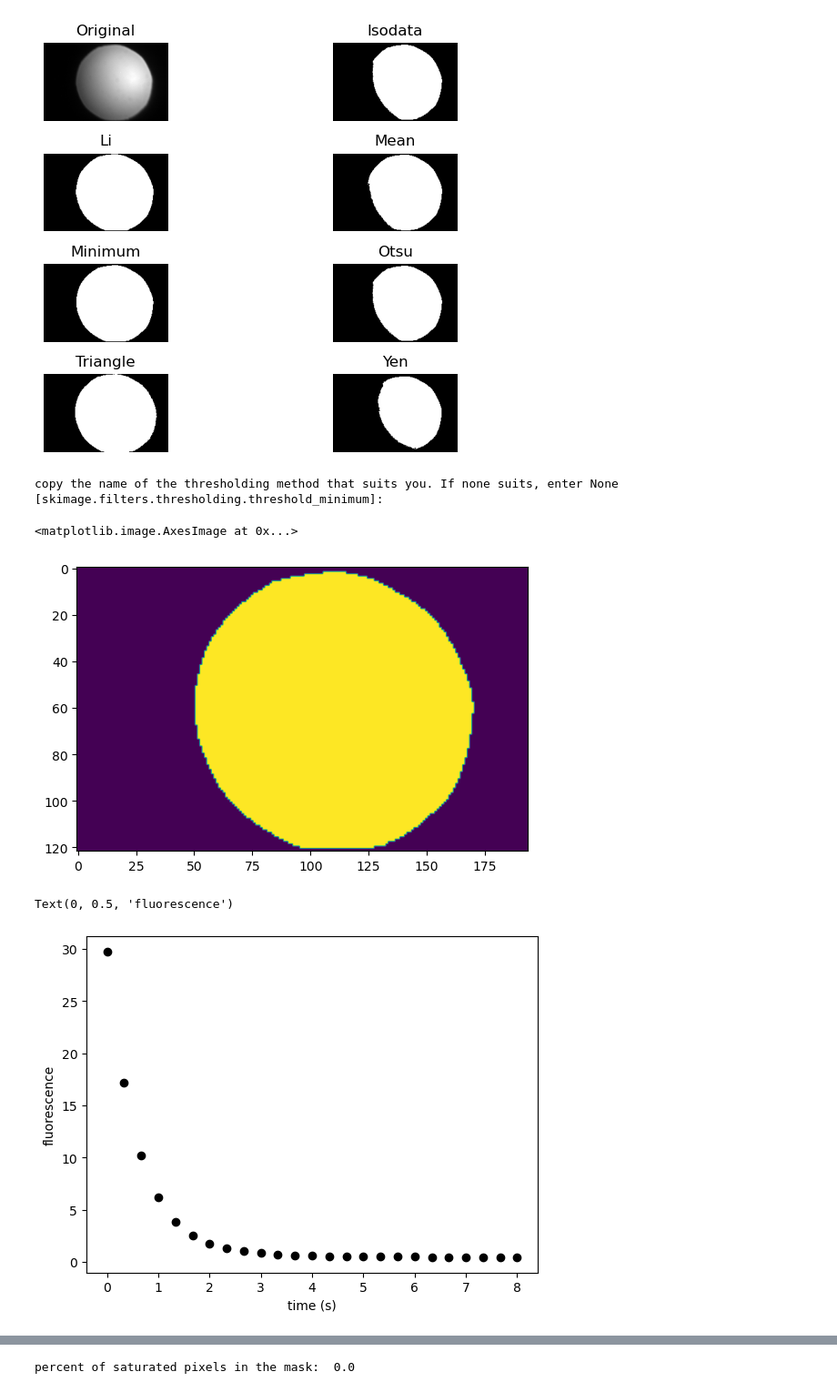
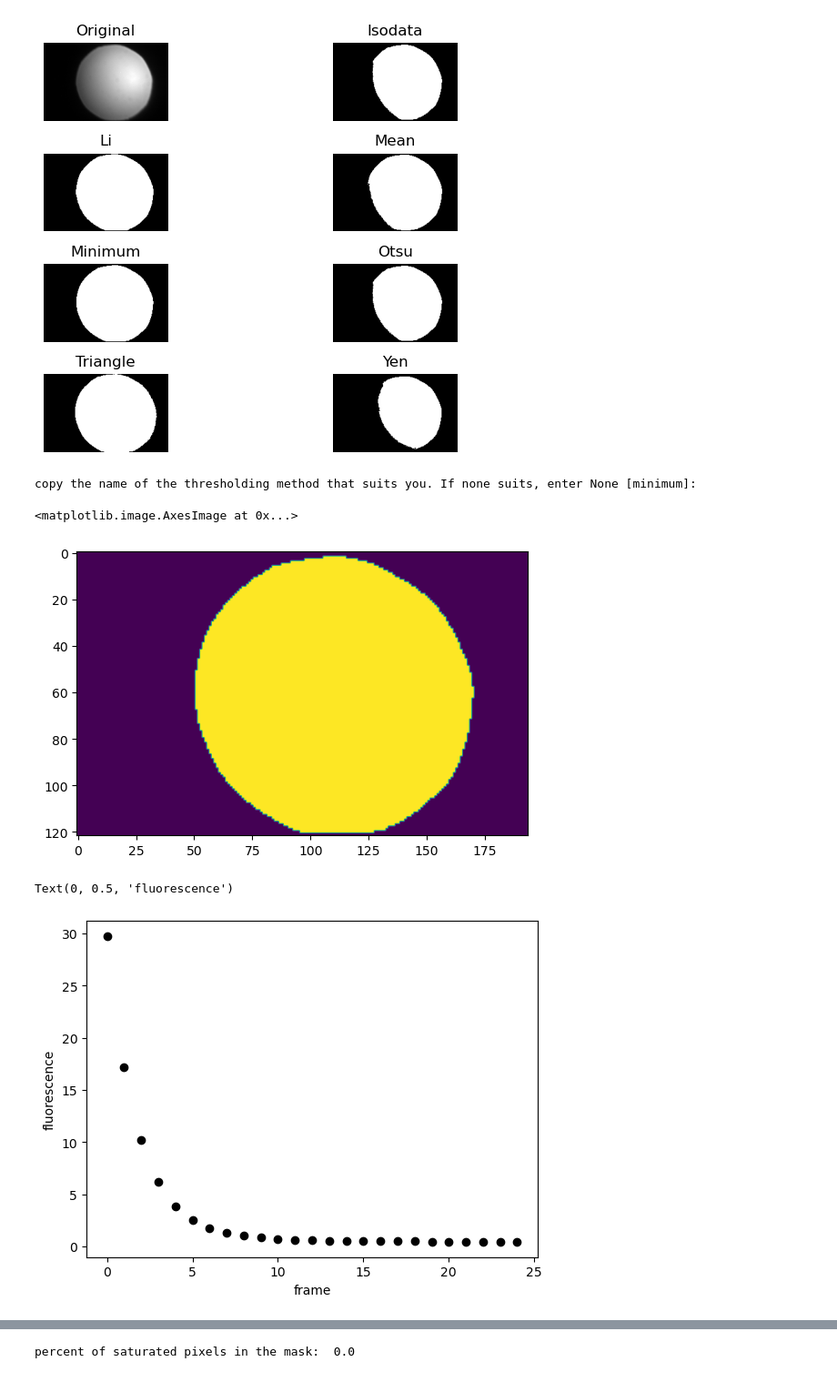
Before and after one commit to DreamRepo/light_calibration, a Jupyter notebook: notebooks/Dronpa2_video.ipynb, the cells around one changed output, grey strips where cells are left out. Shown at 91% size. Saved outputs shown, nothing was run; the diff lists cells and outputs as text; code cells hidden in the pictures.

```diff
--- a/notebooks/Dronpa2_video.ipynb
+++ b/notebooks/Dronpa2_video.ipynb
@@ -24,6 +24,11 @@ tau_relax = 0.014
 import click
 
 #%matplotlib widget
+# %%
+for i,filename in enumerate(glob.glob("./0*")):
+    print(filename)
+    #number = int(filename[22:-5])
+    os.rename(filename, filename+ ".tiff")
 # %%
 file_default = "../data/video_light.tiff"
 
@@ -34,7 +39,7 @@ if os.path.isfile(file):
 
 elif os.path.isdir(file):
     video = []
-    for im in tqdm(glob.glob(file + "/*.tif")):
+    for im in tqdm(glob.glob(file + "/*.tiff")):
         video.append(tiff.imread(im))
     video = np.array(video)
 
@@ -86,7 +91,7 @@ skimage.filters.thresholding.threshold_triangle
 skimage.filters.thresholding.threshold_yen
 [figure]
 # %%
-threshold_method = threshold_convert(click.prompt("copy the name of the thresholding method that suits you. If none suits, enter None", type = str, default="skimage.filters.thresholding.threshold_minimum"))
+threshold_method = threshold_convert(click.prompt("copy the name of the thresholding method that suits you. If none suits, enter None", type = str, default="minimum"))
 
 video = np.array(video)
 timing = np.linspace(0, len(video)-1, len(video))/framerate #generate time array from framerate
@@ -95,20 +100,20 @@ threshold = threshold_method(D_image)
 mask = D_image>threshold
 plt.imshow(mask)
 # %% [output]
-copy the name of the thresholding method that suits you. If none suits, enter None [skimage.filters.thresholding.threshold_minimum]:
+copy the name of the thresholding method that suits you. If none suits, enter None [minimum]:
 <matplotlib.image.AxesImage at 0x...>
 [figure]
 # %%
 video_2D = np.copy(video_downscaled)
 video_downscaled = video_downscaled.reshape(video_downscaled.shape[0], -1)
 
 to_evaluate = video_downscaled[:,mask.flatten()]
 
-plt.plot(timing, np.mean(to_evaluate, axis = 1), 'ok')
-plt.xlabel('time (s)')
+plt.plot(np.mean(to_evaluate, axis = 1), 'ok')
+plt.xlabel('frame')
 plt.ylabel('fluorescence')
 # %% [output]
 Text(0, 0.5, 'fluorescence')
-[figure, old version]
+[figure, new version]
 # %%
 start = click.prompt("First useful frame", type=int, default=0)
```
Also changed, not shown: parts of 5 cells of this notebook, 3 other files.
